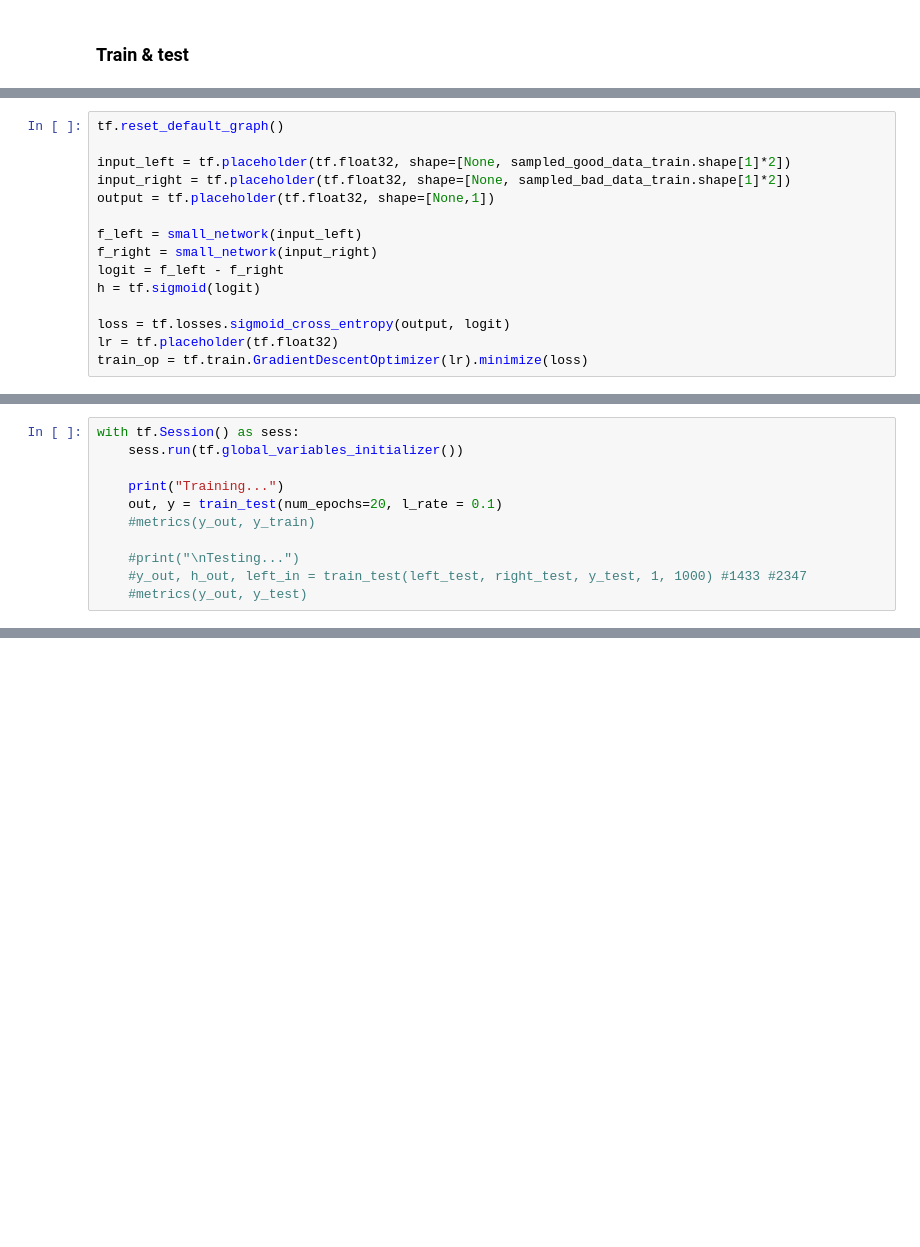
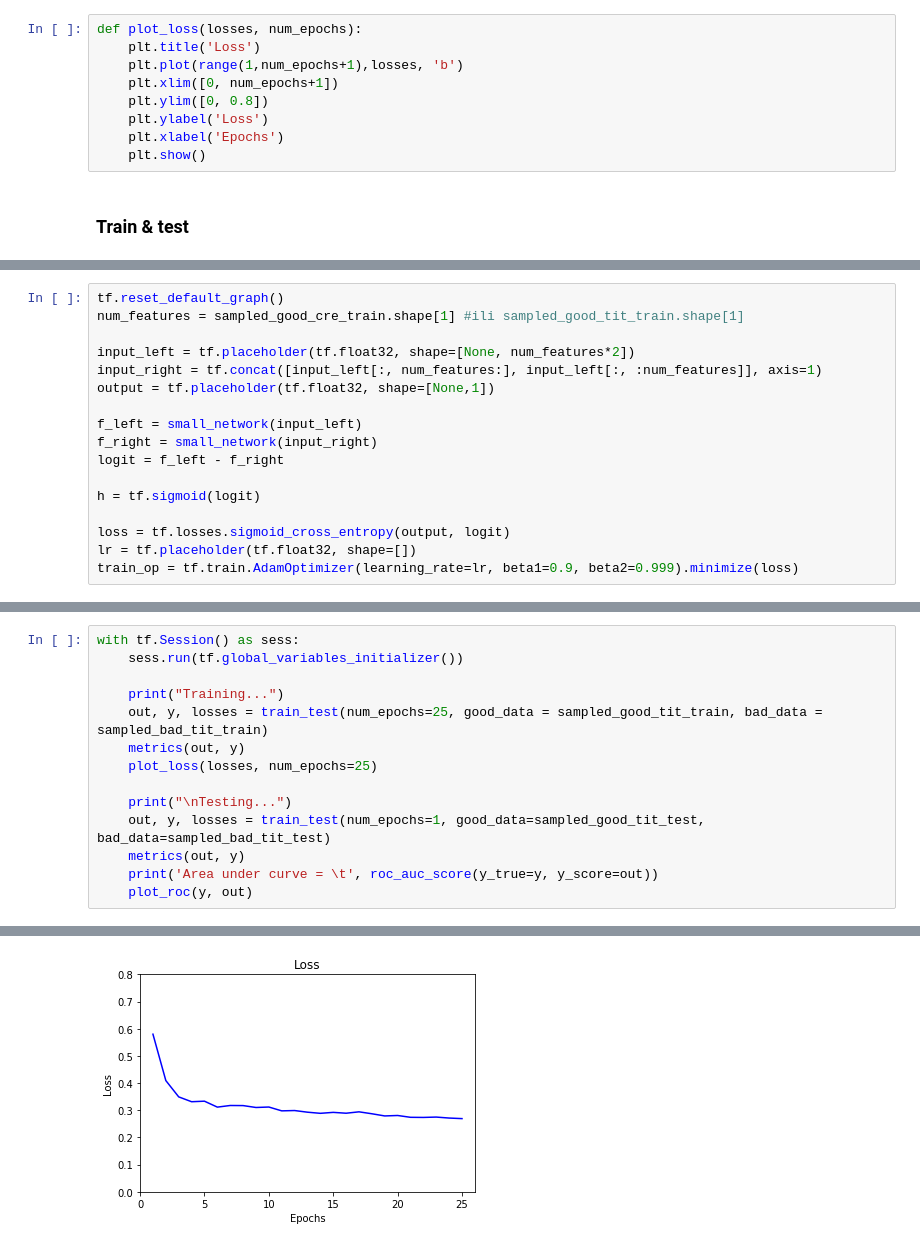
Before and after one commit to KarmelaLjubicic/st-peter, a Jupyter notebook: Izmijenjeno.ipynb, the cells around one changed output, grey strips where cells are left out. Saved outputs shown, nothing was run; the diff lists cells and outputs as text; blank space fills up the shorter version.

```diff
--- a/Izmijenjeno.ipynb
+++ b/Izmijenjeno.ipynb
@@ -179,3 +216,12 @@ def metrics(y_out, y_test):
     print('F1 score = ', f1_score(y_test, y_out))
+# %%
+def plot_loss(losses, num_epochs):
+    plt.title('Loss')
+    plt.plot(range(1,num_epochs+1),losses, 'b')
+    plt.xlim([0, num_epochs+1])
+    plt.ylim([0, 0.8])
+    plt.ylabel('Loss')
+    plt.xlabel('Epochs')
+    plt.show()
 # %% [markdown]
 ### Train & test
@@ -185,15 +228,17 @@ def metrics(y_out, y_test):
 # %%
 tf.reset_default_graph()
+num_features = sampled_good_cre_train.shape[1] #ili sampled_good_tit_train.shape[1]
 
-input_left = tf.placeholder(tf.float32, shape=[None, sampled_good_data_train.shape[1]*2])
-input_right = tf.placeholder(tf.float32, shape=[None, sampled_bad_data_train.shape[1]*2])
+input_left = tf.placeholder(tf.float32, shape=[None, num_features*2])
+input_right = tf.concat([input_left[:, num_features:], input_left[:, :num_features]], axis=1)
 output = tf.placeholder(tf.float32, shape=[None,1])
 
 f_left = small_network(input_left)
 f_right = small_network(input_right)
 logit = f_left - f_right
+
 h = tf.sigmoid(logit)
 
 loss = tf.losses.sigmoid_cross_entropy(output, logit)
-lr = tf.placeholder(tf.float32)
-train_op = tf.train.GradientDescentOptimizer(lr).minimize(loss)
+lr = tf.placeholder(tf.float32, shape=[])
+train_op = tf.train.AdamOptimizer(learning_rate=lr, beta1=0.9, beta2=0.999).minimize(loss)
@@ -260,11 +281,0 @@ def train_test(num_epochs=5, l_rate = 0.001, num_batches=16,
-# %%
-with tf.Session() as sess:
-    sess.run(tf.global_variables_initializer())
-
-    print("Training...")
-    out, y = train_test(num_epochs=20, l_rate = 0.1)
-    #metrics(y_out, y_train)
-
-    #print("\nTesting...")
-    #y_out, h_out, left_in = train_test(left_test, right_test, y_test, 1, 1000) #1433 #2347
-    #metrics(y_out, y_test)
@@ -288,0 +282,15 @@ Epoch 20 / 20, Loss = 0.001103634251641077
+# %%
+with tf.Session() as sess:
+    sess.run(tf.global_variables_initializer())
+
+    print("Training...")
+    out, y, losses = train_test(num_epochs=25, good_data = sampled_good_tit_train, bad_data = sampled_bad_tit_train)
+    metrics(out, y)
+    plot_loss(losses, num_epochs=25)
+
+    print("\nTesting...")
+    out, y, losses = train_test(num_epochs=1, good_data=sampled_good_tit_test, bad_data=sampled_bad_tit_test)
+    metrics(out, y)
+    print('Area under curve = \t', roc_auc_score(y_true=y, y_score=out))
+    plot_roc(y, out)
+# %% [output]
@@ -288,0 +314 @@ Epoch 20 / 20, Loss = 0.001103634251641077
+[figure, added]
```
Also changed, not shown: parts of 24 cells of this notebook.
